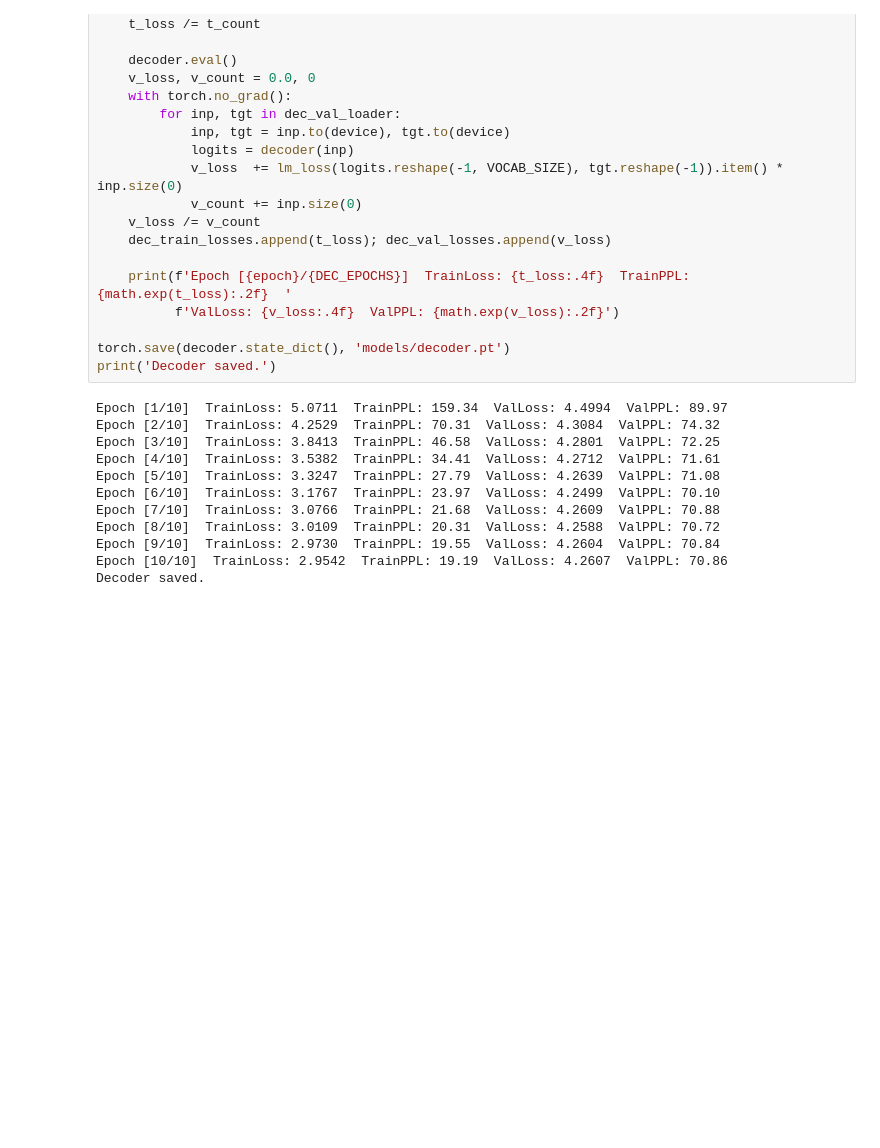
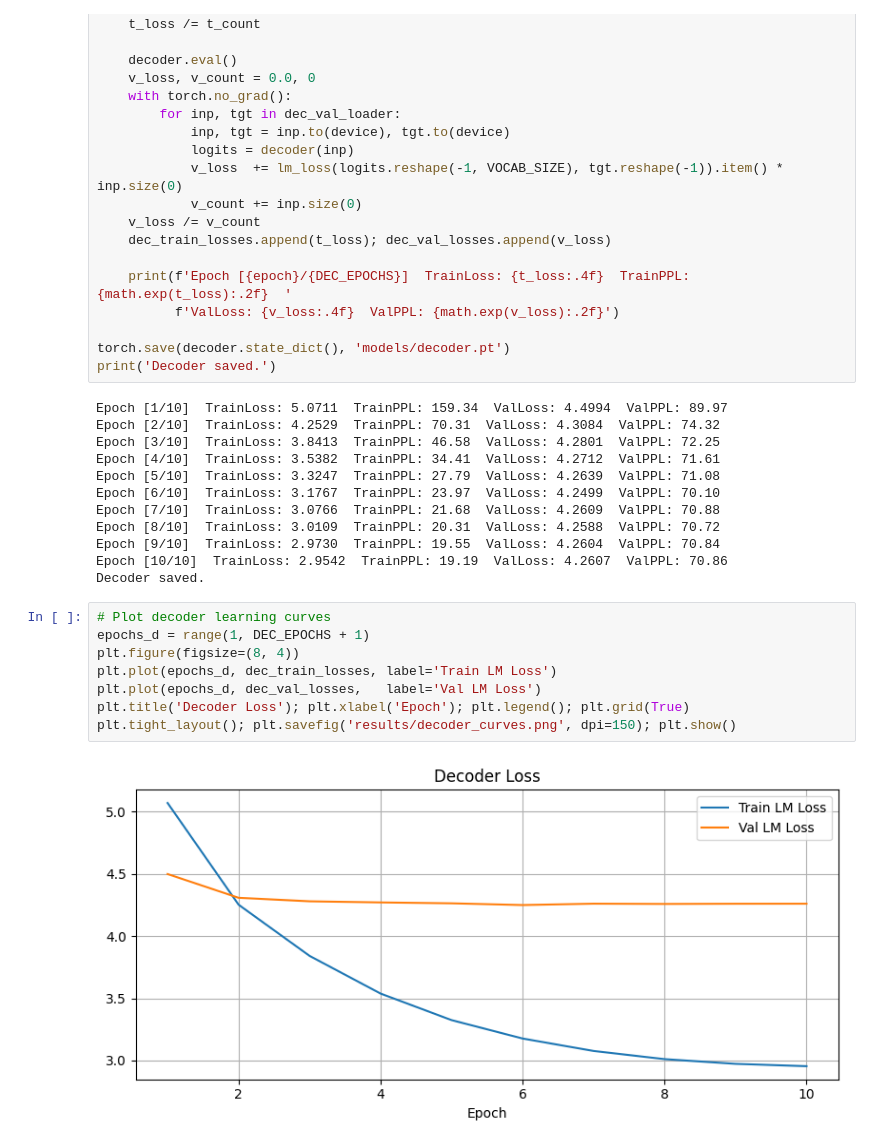
Before and after one commit to abdullahgujjar521/NLP-Assignment-3, a Jupyter notebook: I232641_NLP_Assignment3.ipynb, the cells around one changed output. Cells and saved outputs as stored; diff of their text form; blank space fills up the shorter version.

```diff
--- a/I232641_NLP_Assignment3.ipynb
+++ b/I232641_NLP_Assignment3.ipynb
@@ -671,3 +671,13 @@ Epoch [8/10]  TrainLoss: 3.0109  TrainPPL: 20.31  ValLoss: 4.2588  ValPPL: 70.72
 Epoch [9/10]  TrainLoss: 2.9730  TrainPPL: 19.55  ValLoss: 4.2604  ValPPL: 70.84
 Epoch [10/10]  TrainLoss: 2.9542  TrainPPL: 19.19  ValLoss: 4.2607  ValPPL: 70.86
 Decoder saved.
+# %%
+# Plot decoder learning curves
+epochs_d = range(1, DEC_EPOCHS + 1)
+plt.figure(figsize=(8, 4))
+plt.plot(epochs_d, dec_train_losses, label='Train LM Loss')
+plt.plot(epochs_d, dec_val_losses,   label='Val LM Loss')
+plt.title('Decoder Loss'); plt.xlabel('Epoch'); plt.legend(); plt.grid(True)
+plt.tight_layout(); plt.savefig('results/decoder_curves.png', dpi=150); plt.show()
+# %% [output]
+[figure, added]
```
Also changed, not shown: parts of 6 cells of this notebook.
